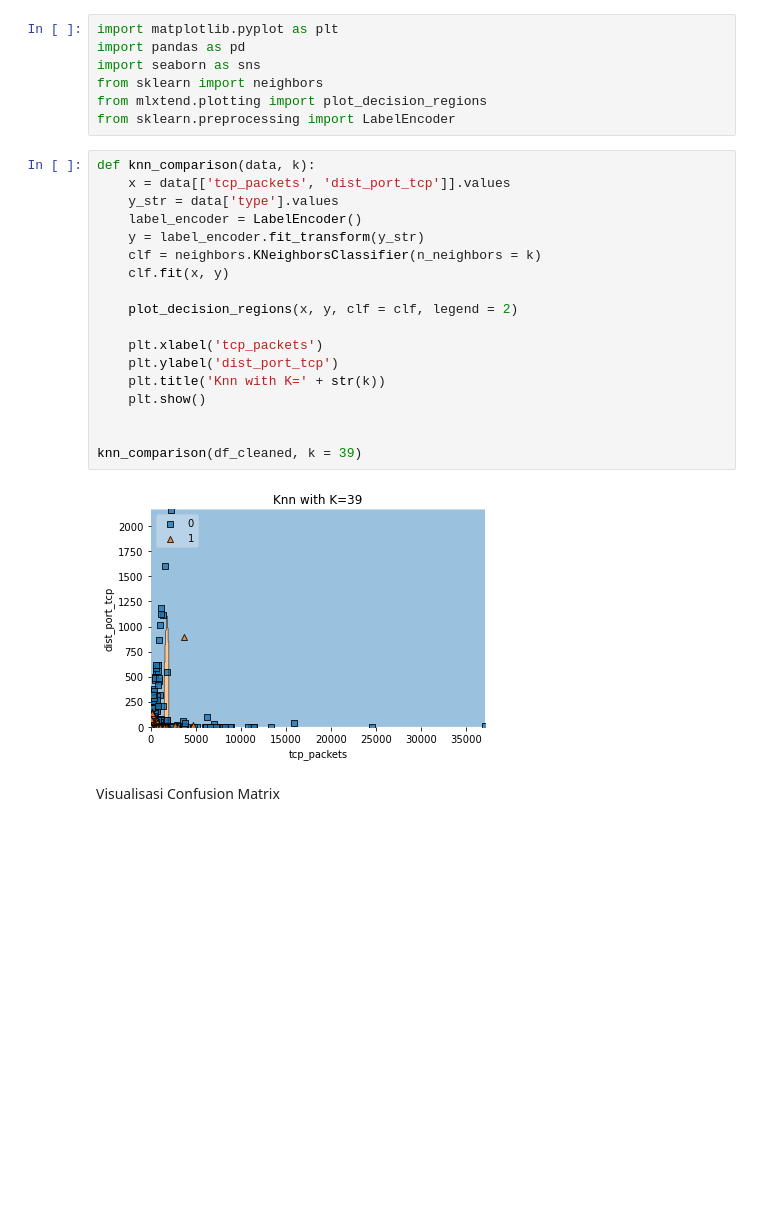
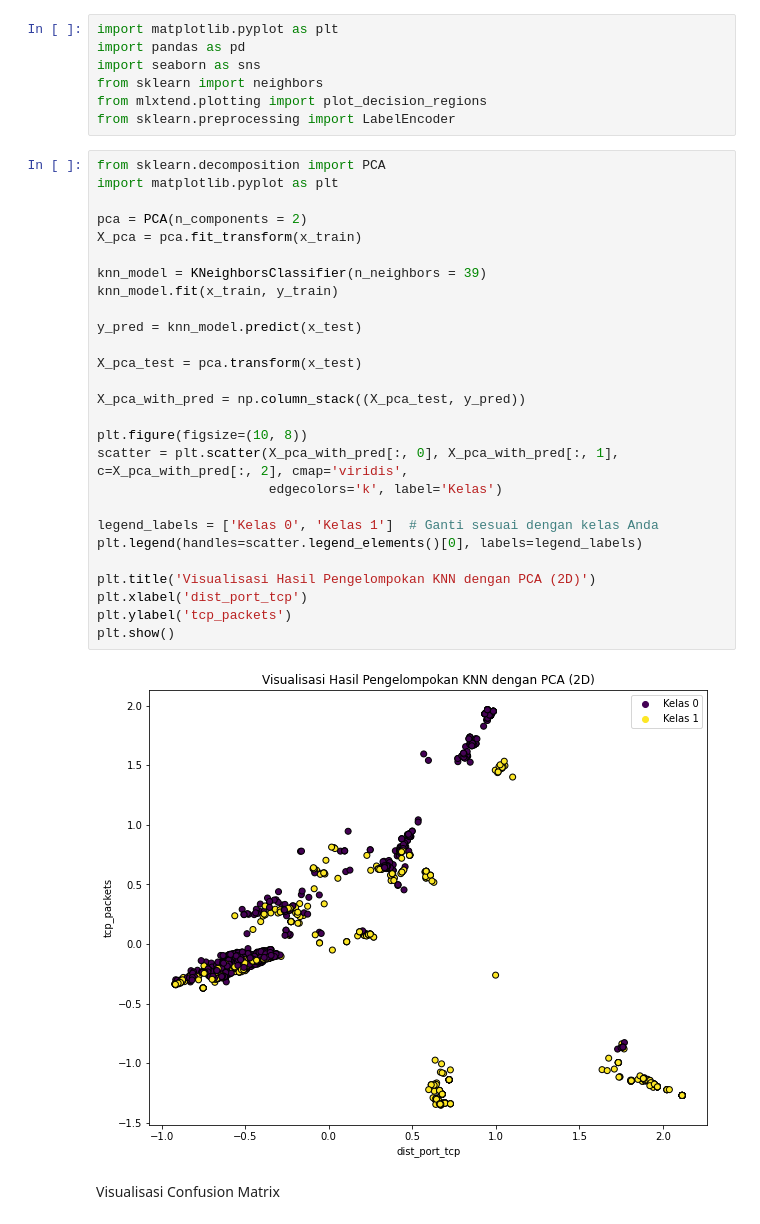
Before and after one commit to danielaugust67/Project_CERTAN, a Jupyter notebook: Pemodelan Klasifikasi dengan KNN dan Visualisasinya.ipynb, the cells around one changed output. Saved outputs shown, nothing was run; the diff lists cells and outputs as text; blank space fills up the shorter version.

Commit message:
Perbaikan Visualisasi

```diff
--- a/Pemodelan Klasifikasi dengan KNN dan Visualisasinya.ipynb
+++ b/Pemodelan Klasifikasi dengan KNN dan Visualisasinya.ipynb
@@ -103,25 +103,34 @@ from sklearn import neighbors
 from mlxtend.plotting import plot_decision_regions
 from sklearn.preprocessing import LabelEncoder
 # %%
-def knn_comparison(data, k):
-    x = data[['tcp_packets', 'dist_port_tcp']].values
-    y_str = data['type'].values
-    label_encoder = LabelEncoder()
-    y = label_encoder.fit_transform(y_str)
-    clf = neighbors.KNeighborsClassifier(n_neighbors = k)
-    clf.fit(x, y)
+from sklearn.decomposition import PCA
+import matplotlib.pyplot as plt
 
-    plot_decision_regions(x, y, clf = clf, legend = 2)
+pca = PCA(n_components = 2)
+X_pca = pca.fit_transform(x_train)
 
-    plt.xlabel('tcp_packets')
-    plt.ylabel('dist_port_tcp')
-    plt.title('Knn with K=' + str(k))
-    plt.show()
+knn_model = KNeighborsClassifier(n_neighbors = 39)
+knn_model.fit(x_train, y_train)
 
+y_pred = knn_model.predict(x_test)
 
-knn_comparison(df_cleaned, k = 39)
+X_pca_test = pca.transform(x_test)
+
+X_pca_with_pred = np.column_stack((X_pca_test, y_pred))
+
+plt.figure(figsize=(10, 8))
+scatter = plt.scatter(X_pca_with_pred[:, 0], X_pca_with_pred[:, 1], c=X_pca_with_pred[:, 2], cmap='viridis',
+                      edgecolors='k', label='Kelas')
+
+legend_labels = ['Kelas 0', 'Kelas 1']  # Ganti sesuai dengan kelas Anda
+plt.legend(handles=scatter.legend_elements()[0], labels=legend_labels)
+
+plt.title('Visualisasi Hasil Pengelompokan KNN dengan PCA (2D)')
+plt.xlabel('dist_port_tcp')
+plt.ylabel('tcp_packets')
+plt.show()
 # %% [output]
-[figure, old version]
+[figure, new version]
 # %% [markdown]
 Visualisasi Confusion Matrix
 # %%
```
Also changed, not shown: parts of 1 cell of this notebook, 1 other file.
